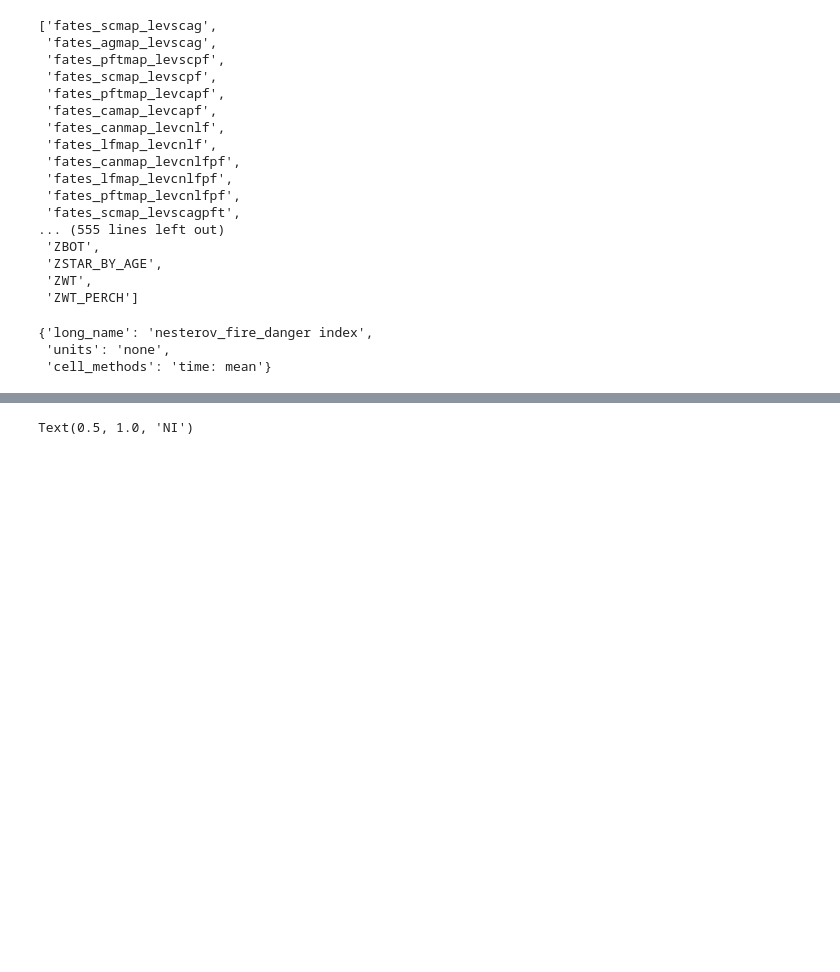
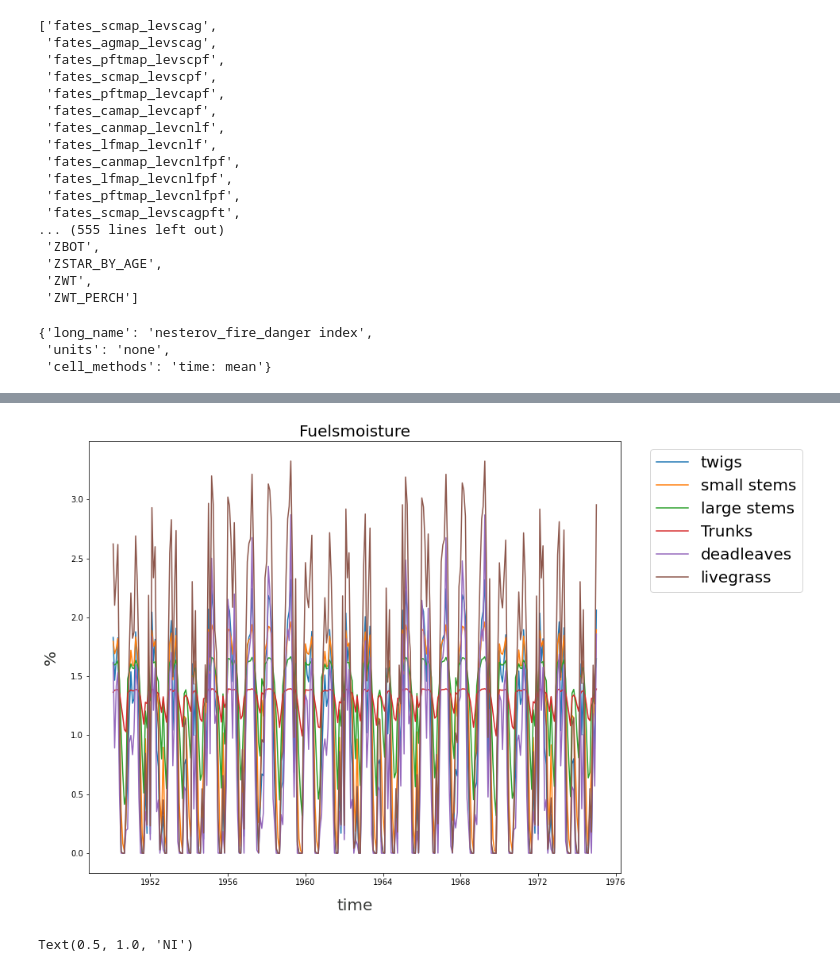
Before and after one commit to ZacharyRobbins/Transfer_HPC, a Jupyter notebook: Py_scripts/Spitfire Diag.ipynb, the cells around one changed output, grey strips where cells are left out. Saved outputs shown, nothing was run; the diff lists cells and outputs as text; code cells hidden in the pictures; blank space fills up the shorter version.

```diff
--- a/Py_scripts/Spitfire Diag.ipynb
+++ b/Py_scripts/Spitfire Diag.ipynb
@@ -150,3 +189,10 @@ Fates_xr['FIRE_NESTEROV_INDEX'].attrs
+# %%
+
+
+Fuel_Amount=ProcessbyFuelClass(Fates_xr,'FUEL_MOISTURE_NFSC',Time)
+plotterfuel(Fuel_Amount,'Fuelsmoisture','time','%')
+# %% [output]
+[figure, added]
 # %%
 var=np.array(Fates_xr['FIRE_NESTEROV_INDEX']/31)
 fig, ax = plt.subplots(figsize=(9, 7))
```
Also changed, not shown: parts of 4 cells of this notebook, 7 other files.
